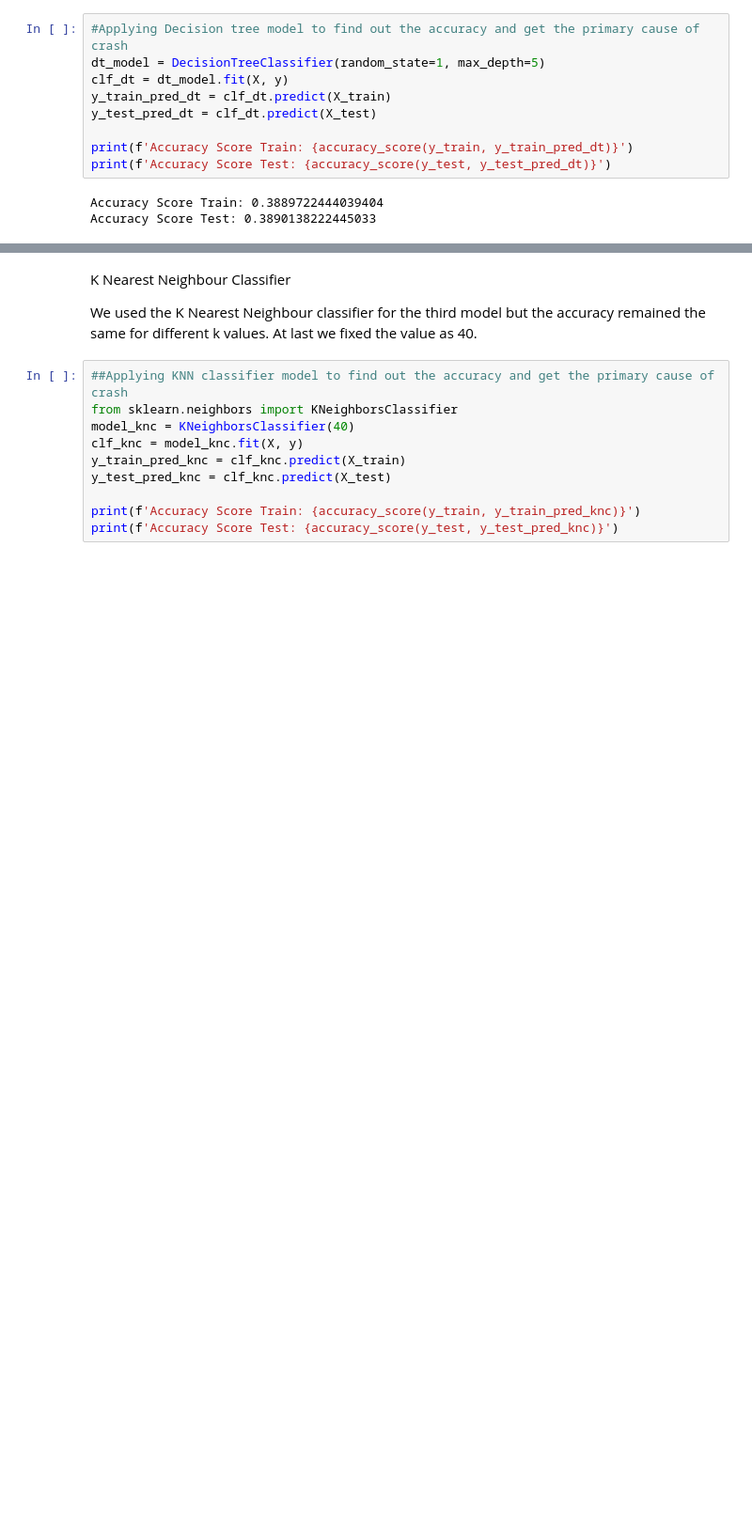
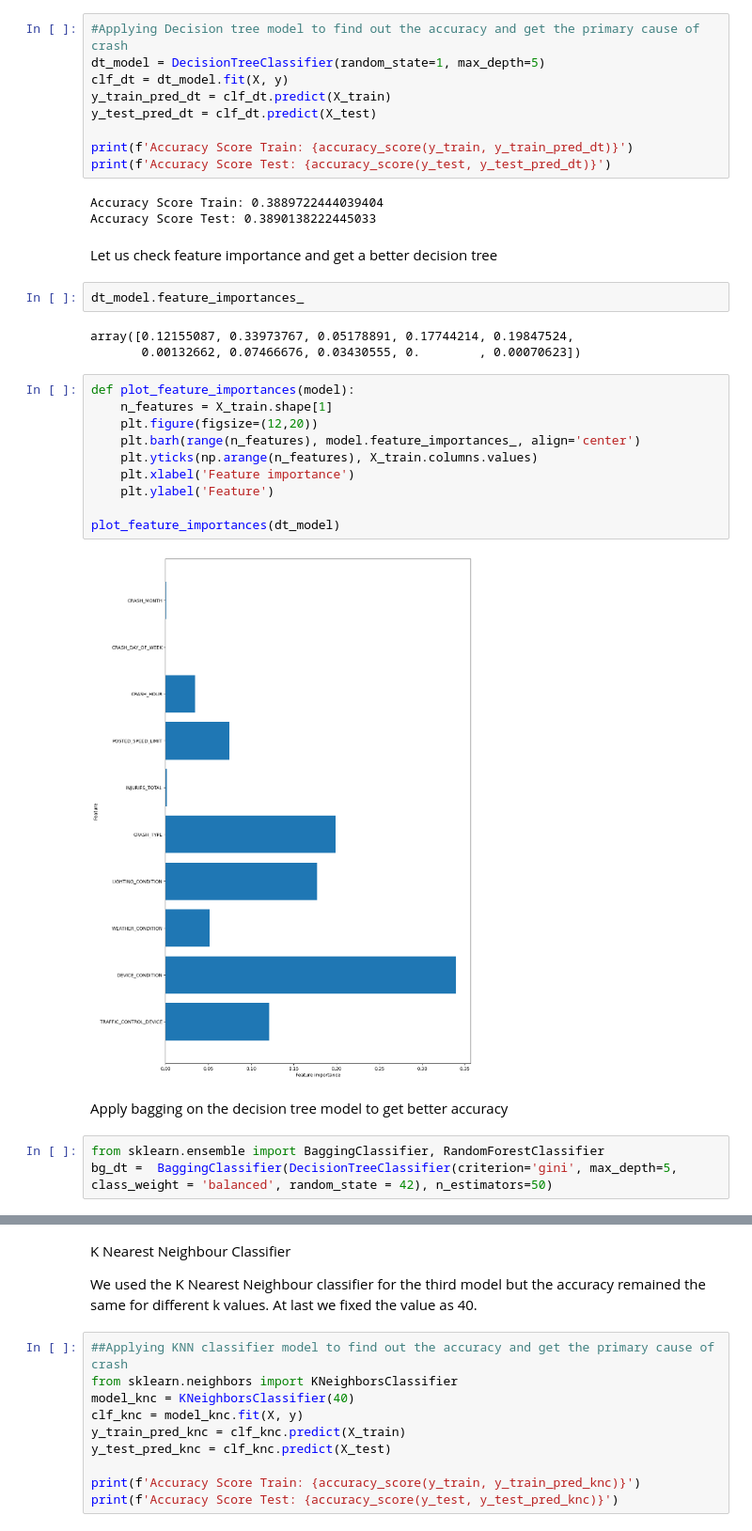
Before and after one commit to CS418/group-project-seven, a Jupyter notebook: team_seven_CS_418.ipynb, the cells around one changed output, grey strips where cells are left out. Shown at 94% size. Drawn from its saved outputs; the diff is of its cells as text; blank space fills up the shorter version.

Commit message:
Update team_seven_CS_418.ipynb
Bagging added to decision tree model

```diff
--- a/team_seven_CS_418.ipynb
+++ b/team_seven_CS_418.ipynb
@@ -526,3 +526,27 @@ print(f'Accuracy Score Test: {accuracy_score(y_test, y_test_pred_dt)}')
 # %% [output]
 Accuracy Score Train: 0.3889722444039404
 Accuracy Score Test: 0.3890138222445033
+# %% [markdown]
+Let us check feature importance and get a better decision tree
+# %%
+dt_model.feature_importances_
+# %% [output]
+array([0.12155087, 0.33973767, 0.05178891, 0.17744214, 0.19847524,
+       0.00132662, 0.07466676, 0.03430555, 0.        , 0.00070623])
+# %%
+def plot_feature_importances(model):
+    n_features = X_train.shape[1]
+    plt.figure(figsize=(12,20))
+    plt.barh(range(n_features), model.feature_importances_, align='center')
+    plt.yticks(np.arange(n_features), X_train.columns.values)
+    plt.xlabel('Feature importance')
+    plt.ylabel('Feature')
+
+plot_feature_importances(dt_model)
+# %% [output]
+[figure, added]
+# %% [markdown]
+Apply bagging on the decision tree model to get better accuracy
+# %%
+from sklearn.ensemble import BaggingClassifier, RandomForestClassifier
+bg_dt =  BaggingClassifier(DecisionTreeClassifier(criterion='gini', max_depth=5, class_weight = 'balanced', random_state = 42), n_estimators=50)
```
Also changed, not shown: parts of 3 cells of this notebook.
